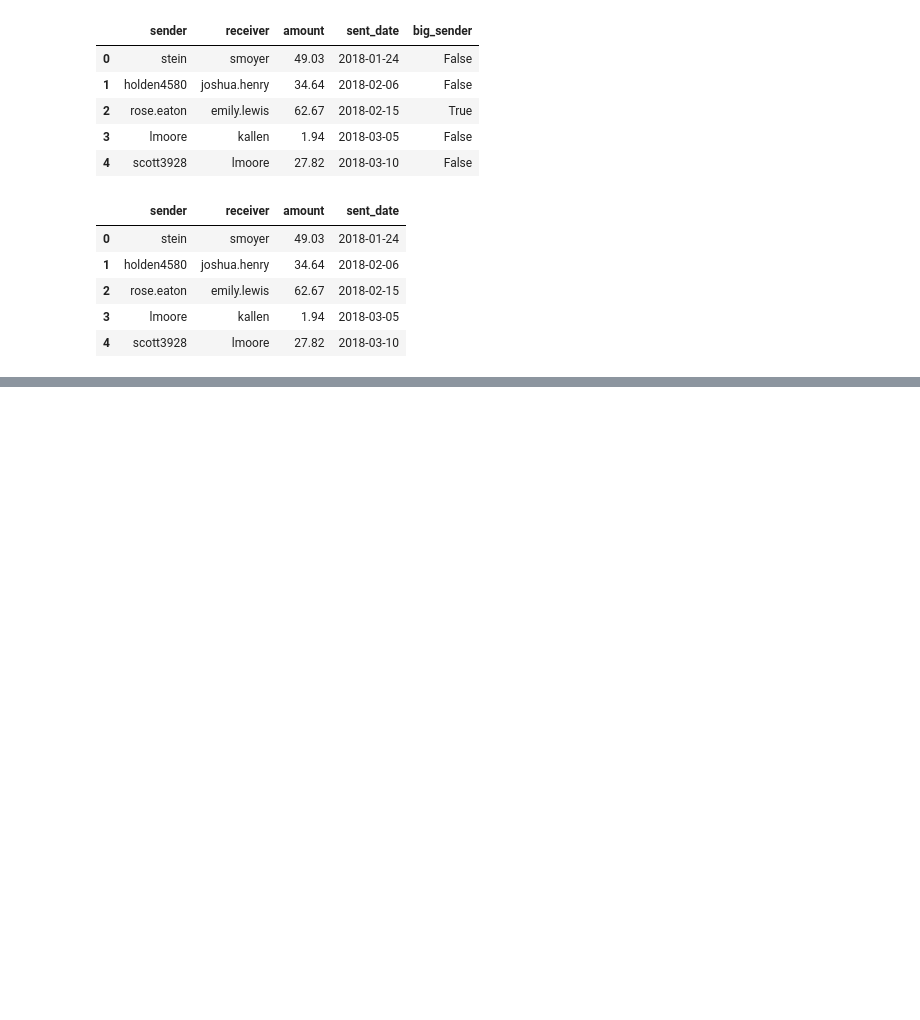
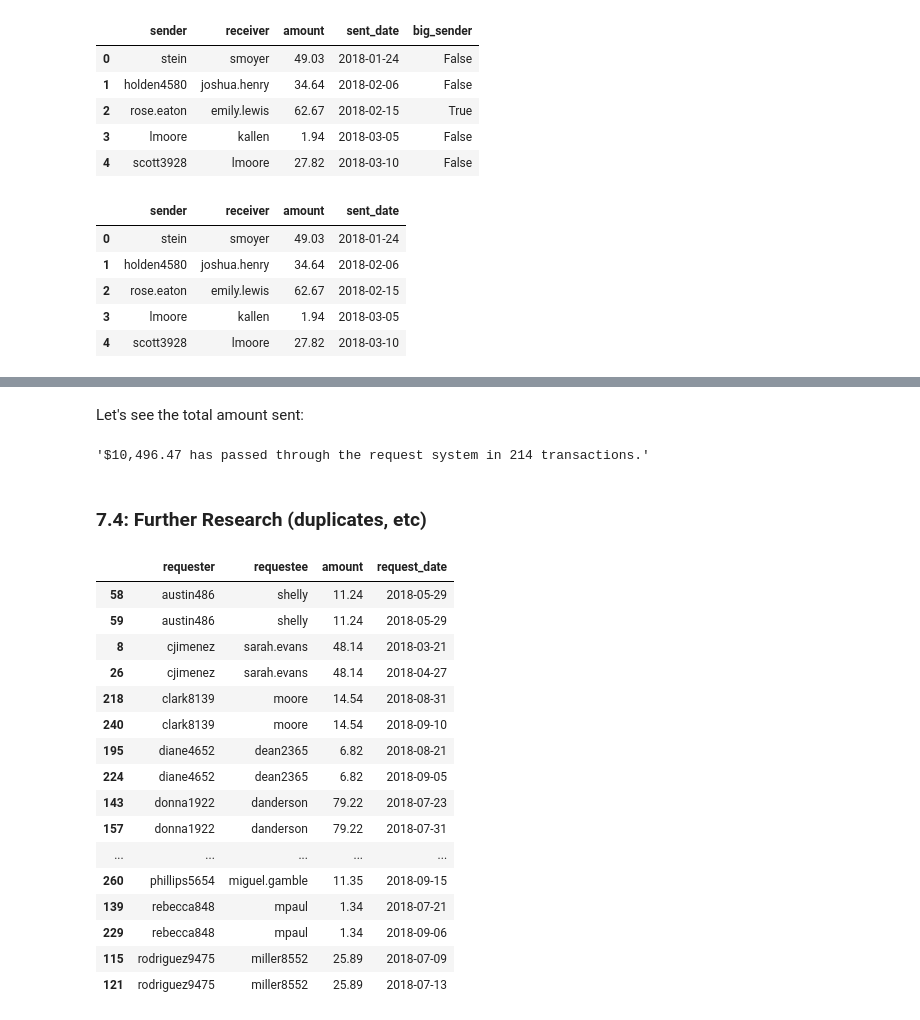
Before and after one commit to Crossroadsman/python-notes, a Jupyter notebook: libraries/pandas/Pandas.ipynb, the cells around one changed output, grey strips where cells are left out. Cells and saved outputs as stored; diff of their text form; code cells hidden in the pictures; blank space fills up the shorter version.

```diff
--- a/libraries/pandas/Pandas.ipynb
+++ b/libraries/pandas/Pandas.ipynb
@@ -839,0 +888,7 @@ transactions.head()
+# %%
+requests = pd.read_csv(os.path.join('thirdpartydata', 'requests.csv'), index_col=0)
+requests.shape
+
+# rename headings so that the party and transaction direction is still clear when joined
+requests.rename(columns={'from_user': 'requester', 'to_user': 'requestee'}, inplace=True)
+transactions.rename(columns={'sender': 'funder', 'receiver': 'fundee'}, inplace=True)
@@ -839,0 +971,35 @@ transactions.head()
+# %% [markdown]
+Let's see the total amount sent:
+# %%
+f'${completed_requests.amount.sum():,.2f} has passed through the request system in {len(completed_requests)} transactions.'
+# %% [output]
+'$10,496.47 has passed through the request system in 214 transactions.'
+# %% [markdown]
+<a id="7.4"> </a>
+### 7.4: Further Research (duplicates, etc) ###
+# %%
+# Create a boolean Series of records that are duplicates
+# (`keep=False` marks all that are duplicated)
+duplicate_mask = requests.duplicated(
+    ('requester', 'requestee', 'amount'), keep=False
+)
+dupes = requests[duplicate_mask]
+dupes.sort_values(['requester', 'request_date'])
+# %% [output]
+|  | requester | requestee | amount | request_date |
+| 58 | austin486 | shelly | 11.24 | 2018-05-29 |
+| 59 | austin486 | shelly | 11.24 | 2018-05-29 |
+| 8 | cjimenez | sarah.evans | 48.14 | 2018-03-21 |
+| 26 | cjimenez | sarah.evans | 48.14 | 2018-04-27 |
+| 218 | clark8139 | moore | 14.54 | 2018-08-31 |
+| 240 | clark8139 | moore | 14.54 | 2018-09-10 |
+| 195 | diane4652 | dean2365 | 6.82 | 2018-08-21 |
+| 224 | diane4652 | dean2365 | 6.82 | 2018-09-05 |
+| 143 | donna1922 | danderson | 79.22 | 2018-07-23 |
+| 157 | donna1922 | danderson | 79.22 | 2018-07-31 |
+| ... | ... | ... | ... | ... |
+| 260 | phillips5654 | miguel.gamble | 11.35 | 2018-09-15 |
+| 139 | rebecca848 | mpaul | 1.34 | 2018-07-21 |
+| 229 | rebecca848 | mpaul | 1.34 | 2018-09-06 |
+| 115 | rodriguez9475 | miller8552 | 25.89 | 2018-07-09 |
+| 121 | rodriguez9475 | miller8552 | 25.89 | 2018-07-13 |
```
Also changed, not shown: parts of 27 cells of this notebook, 5 other files.
